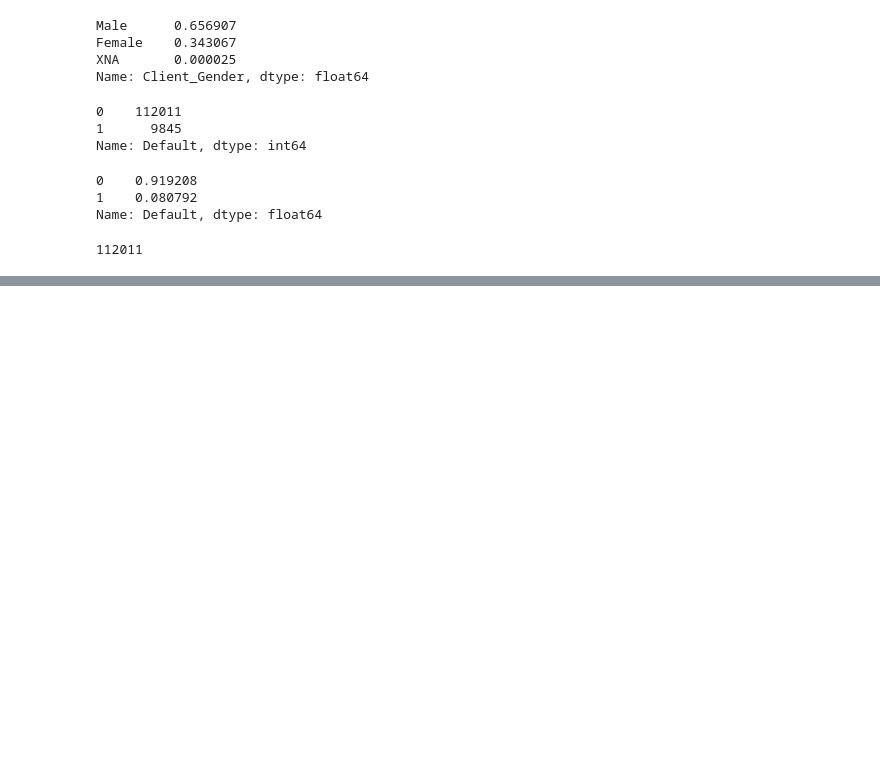
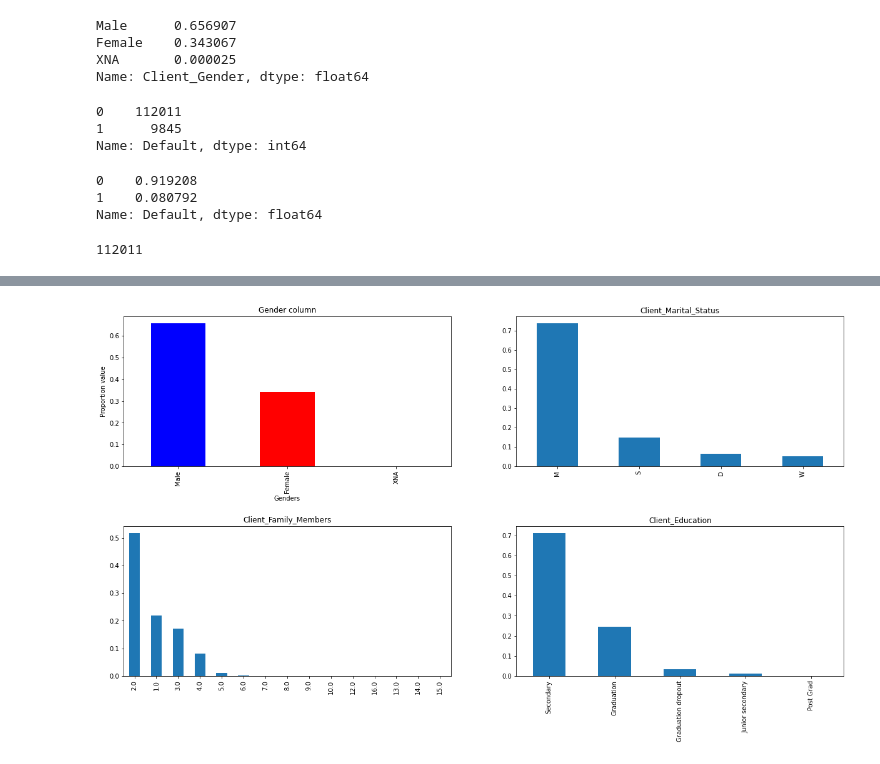
Before and after one commit to DhanushaPerera07/ML_Assignment2_IT18231656_IT18229080_IT18230666_IT18226324, a Jupyter notebook: prediction_app.ipynb, the cells around one changed output, grey strips where cells are left out. Cells and saved outputs as stored; diff of their text form; code cells hidden in the pictures; blank space fills up the shorter version.

```diff
--- a/prediction_app.ipynb
+++ b/prediction_app.ipynb
@@ -115,0 +144,26 @@ train['Default'].value_counts().plot.bar(x='default values', y='count', color=['
+# %%
+plt.figure(1)
+plt.subplot(221)
+train['Client_Gender'].value_counts(normalize=True).plot.bar(xlabel='Genders', ylabel='Proportion value',
+                                                             color=['blue', 'red'], title='Gender column',
+                                                             figsize=(20, 10))
+
+plt.subplot(222)
+train['Client_Marital_Status'].value_counts(normalize=True).plot.bar(title='Client_Marital_Status')
+
+plt.subplot(223)
+train['Client_Family_Members'].value_counts(normalize=True).plot.bar(title='Client_Family_Members')
+
+plt.subplot(224)
+train['Client_Education'].value_counts(normalize=True).plot.bar(title='Client_Education')
+
+plt.subplots_adjust(left=0.1,
+                    bottom=0.1,
+                    right=0.9,
+                    top=0.9,
+                    wspace=0.2,
+                    hspace=0.4)
+
+plt.show()
+# %% [output]
+[figure, added]
```
Also changed, not shown: parts of 23 cells of this notebook.
